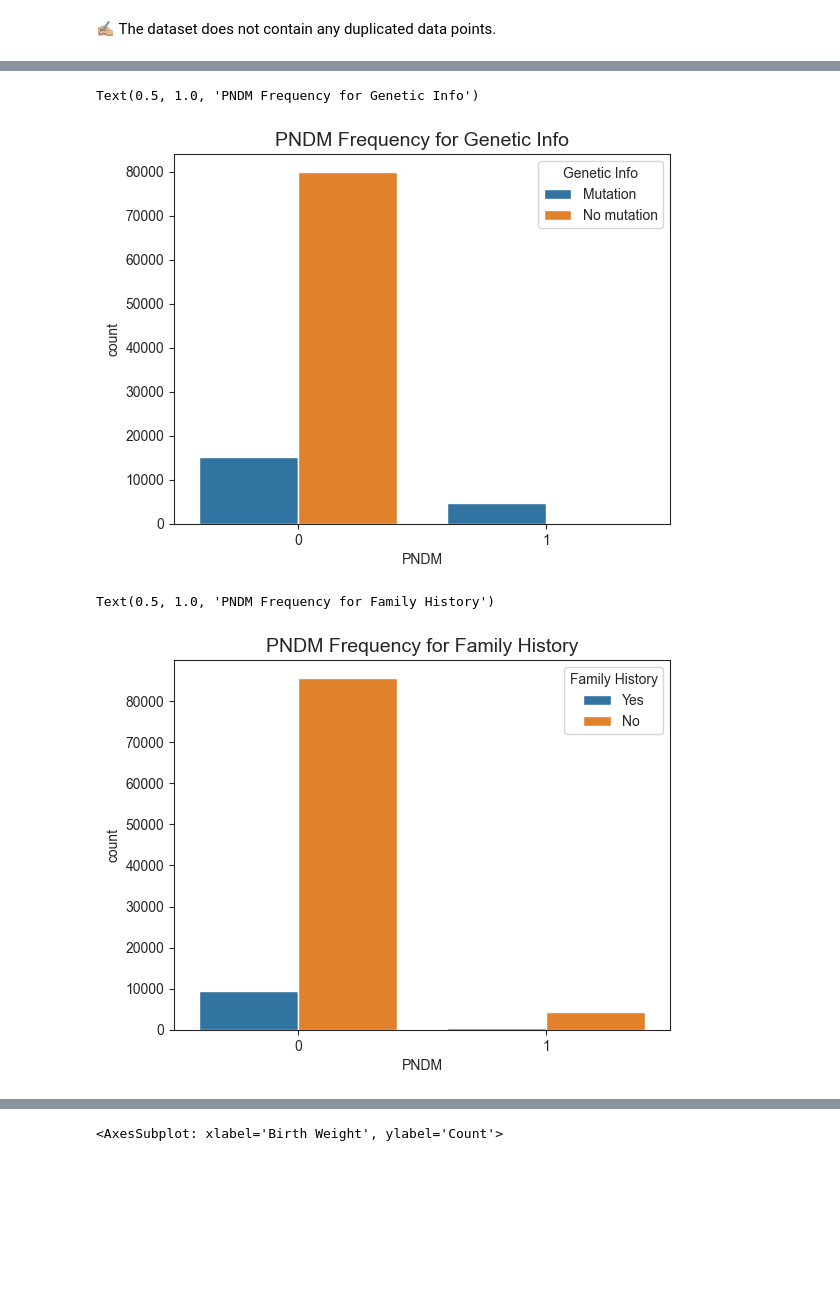
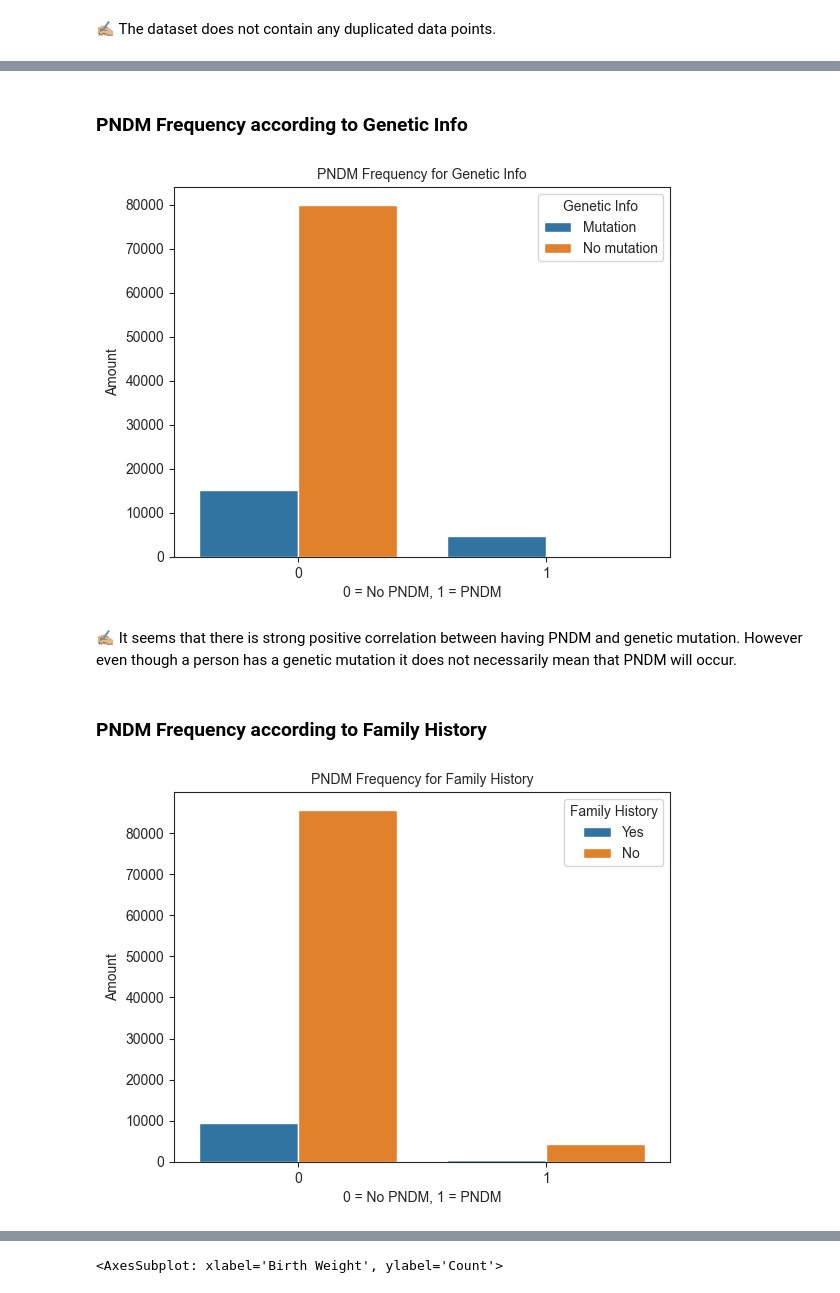
Before and after one commit to muscak/PNDM-Prediction, a Jupyter notebook: PNDM-Prediction.ipynb, the cells around one changed output, grey strips where cells are left out. Drawn from its saved outputs; the diff is of its cells as text; code cells hidden in the pictures; blank space fills up the shorter version.

```diff
--- a/PNDM-Prediction.ipynb
+++ b/PNDM-Prediction.ipynb
@@ -173,15 +173,25 @@ df.describe(include='all')
 | 50% | 6.000000 | 6.996069 | NaN | NaN | 2.800933 | NaN | 5.002304 | ... |
 | 75% | 9.000000 | 7.670997 | NaN | NaN | 3.139870 | NaN | 6.348078 | ... |
 | max | 11.000000 | 11.315256 | NaN | NaN | 4.910420 | NaN | 13.304440 | ... |
+# %% [markdown]
+### PNDM Frequency according to Genetic Info
 # %%
 sb.countplot(data=df, x='PNDM', hue='Genetic Info')
-plt.title('PNDM Frequency for Genetic Info', fontsize=14)
+plt.title('PNDM Frequency for Genetic Info', fontsize=10)
+plt.ylabel("Amount")
+plt.xlabel("0 = No PNDM, 1 = PNDM")
+plt.show()
 # %% [output]
-Text(0.5, 1.0, 'PNDM Frequency for Genetic Info')
-[figure, old version]
+[figure, new version]
+# %% [markdown]
+✍🏼 It seems that there is strong positive correlation between having PNDM and genetic mutation. However even though a person has a genetic mutation it does not necessarily mean that PNDM will occur.
+# %% [markdown]
+### PNDM Frequency according to Family History
 # %%
 sb.countplot(data=df, x='PNDM', hue='Family History')
-plt.title('PNDM Frequency for Family History', fontsize=14)
+plt.title('PNDM Frequency for Family History', fontsize=10)
+plt.ylabel("Amount")
+plt.xlabel("0 = No PNDM, 1 = PNDM")
+plt.show()
 # %% [output]
-Text(0.5, 1.0, 'PNDM Frequency for Family History')
-[figure, old version]
+[figure, new version]
```
Also changed, not shown: parts of 12 cells of this notebook.
